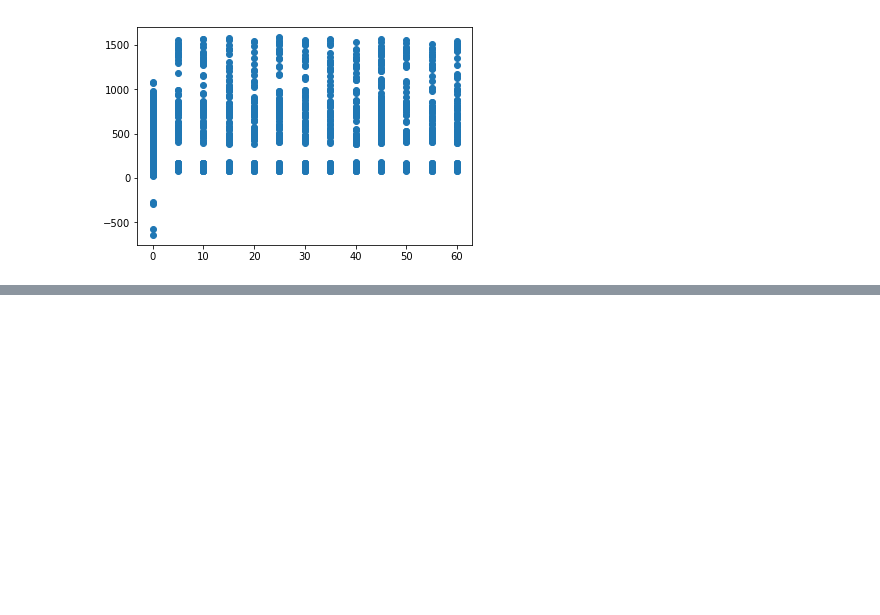
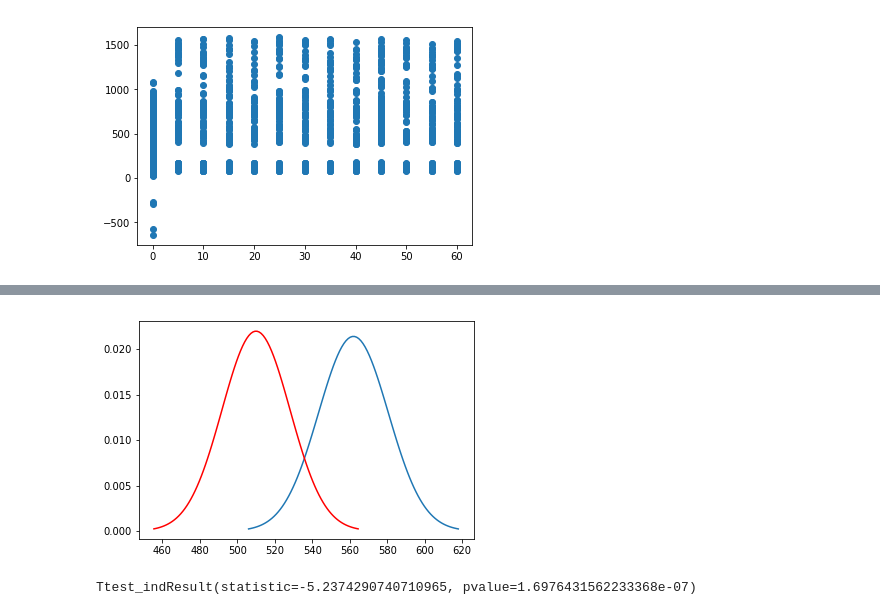
Before and after one commit to michlee1337/DataScience, a Jupyter notebook: disc_effect/discountEffect.ipynb, the cells around one changed output, grey strips where cells are left out. Cells and saved outputs as stored; diff of their text form; code cells hidden in the pictures; blank space fills up the shorter version.

```diff
--- a/disc_effect/discountEffect.ipynb
+++ b/disc_effect/discountEffect.ipynb
@@ -93,0 +90,27 @@ Ttest_indResult(statistic=-5.2374290740710965, pvalue=1.6976431562233368e-07)
+# %%
+import math
+import matplotlib.mlab as mlab
+
+mu = 562
+variance = 348
+sigma = math.sqrt(variance)
+x = np.linspace(mu - 3*sigma, mu + 3*sigma, 100)
+plt.plot(x,mlab.normpdf(x, mu, sigma))
+
+
+Jmu = 510
+Jvariance = 330
+Jsigma = math.sqrt(Jvariance)
+Jx = np.linspace(Jmu - 3*Jsigma, Jmu + 3*Jsigma, 100)
+plt.plot(Jx,mlab.normpdf(Jx, Jmu, Jsigma),color="red")
+plt.show()
+
+import scipy
+
+print(scipy.stats.ttest_ind(df['JanuarySpend'], df['DecSpend']))
+
+#result: no significance
+# but this not valid cause not treatment/control
+# %% [output]
+[figure, added]
+Ttest_indResult(statistic=-5.2374290740710965, pvalue=1.6976431562233368e-07)
```
Also changed, not shown: parts of 29 cells of this notebook.
